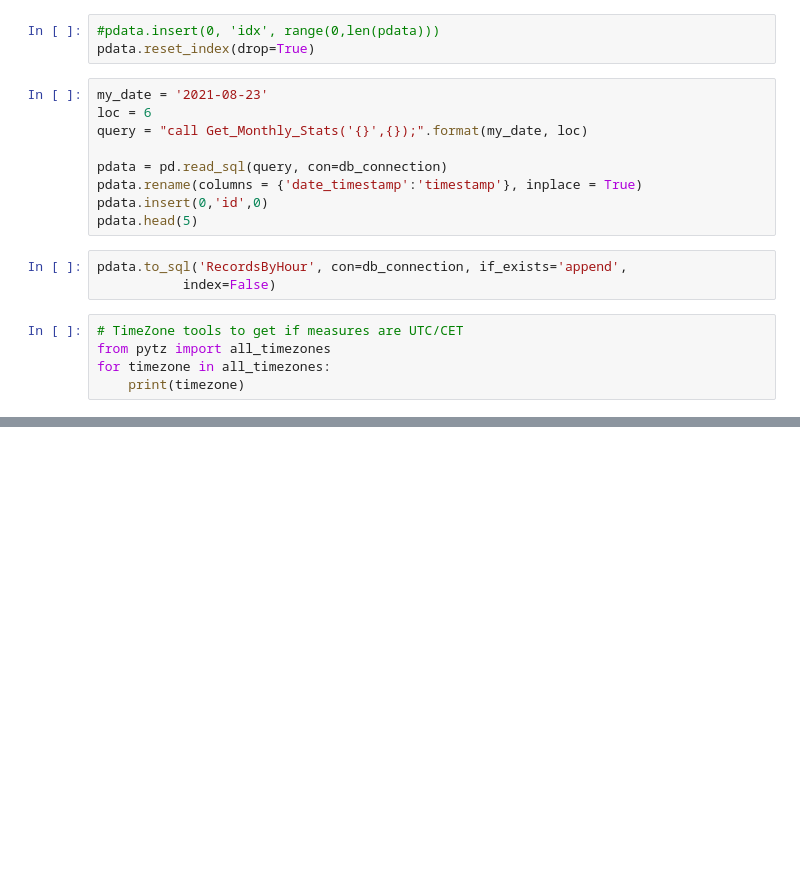
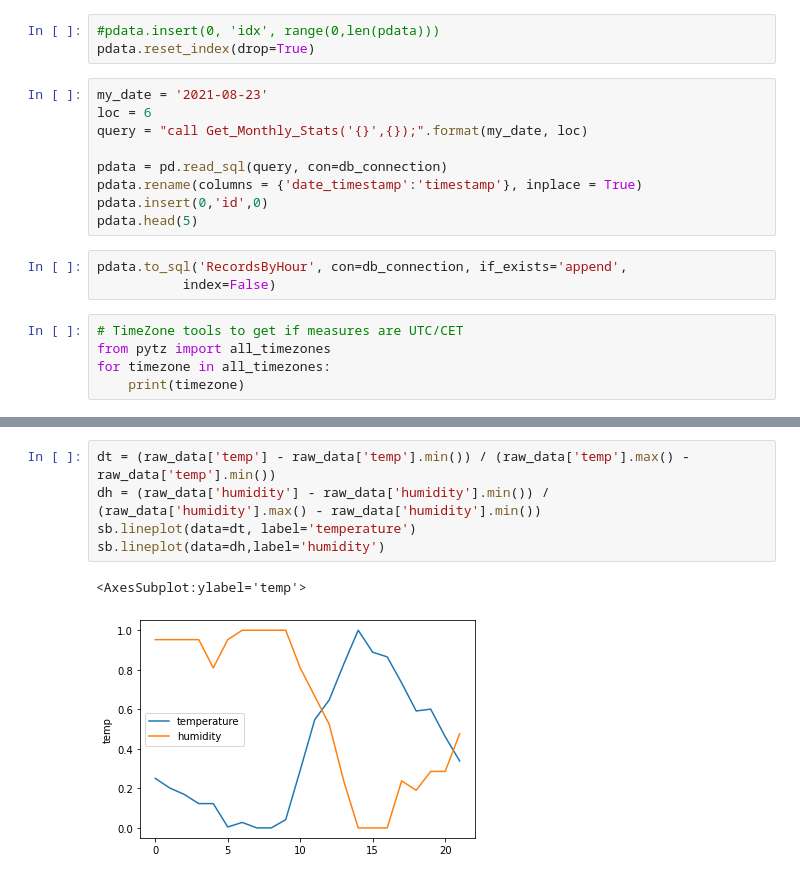
Before and after one commit to denislambret/WeatherDB, a Jupyter notebook: Sandbox_Pandas.ipynb, the cells around one changed output, grey strips where cells are left out. Drawn from its saved outputs; the diff is of its cells as text; blank space fills up the shorter version.

```diff
--- a/Sandbox_Pandas.ipynb
+++ b/Sandbox_Pandas.ipynb
@@ -202,0 +373,8 @@ plt.show()
+# %%
+dt = (raw_data['temp'] - raw_data['temp'].min()) / (raw_data['temp'].max() - raw_data['temp'].min())
+dh = (raw_data['humidity'] - raw_data['humidity'].min()) / (raw_data['humidity'].max() - raw_data['humidity'].min())
+sb.lineplot(data=dt, label='temperature')
+sb.lineplot(data=dh,label='humidity')
+# %% [output]
+<AxesSubplot:ylabel='temp'>
+[figure, added]
```
Also changed, not shown: parts of 18 cells of this notebook, 3 other files.
